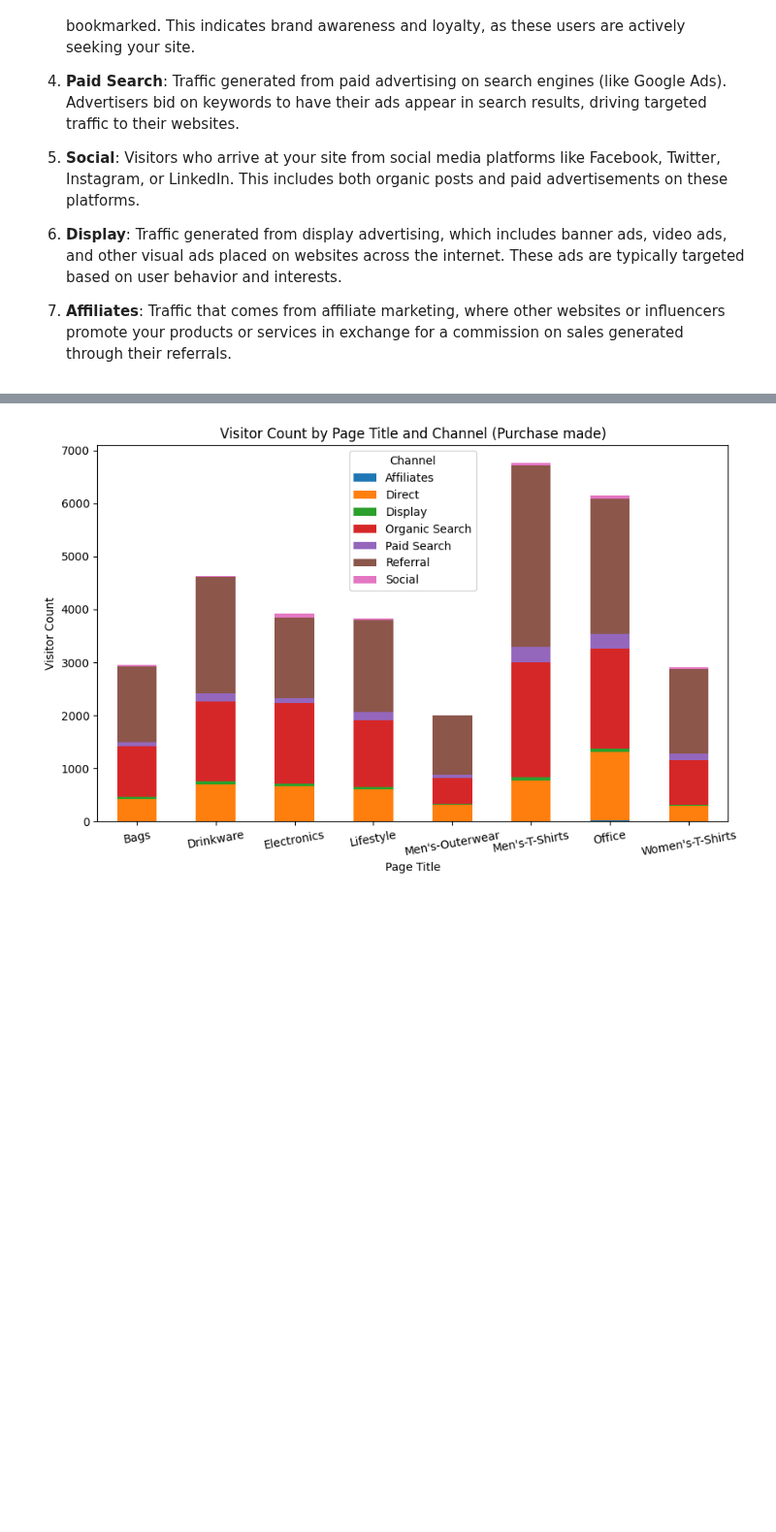
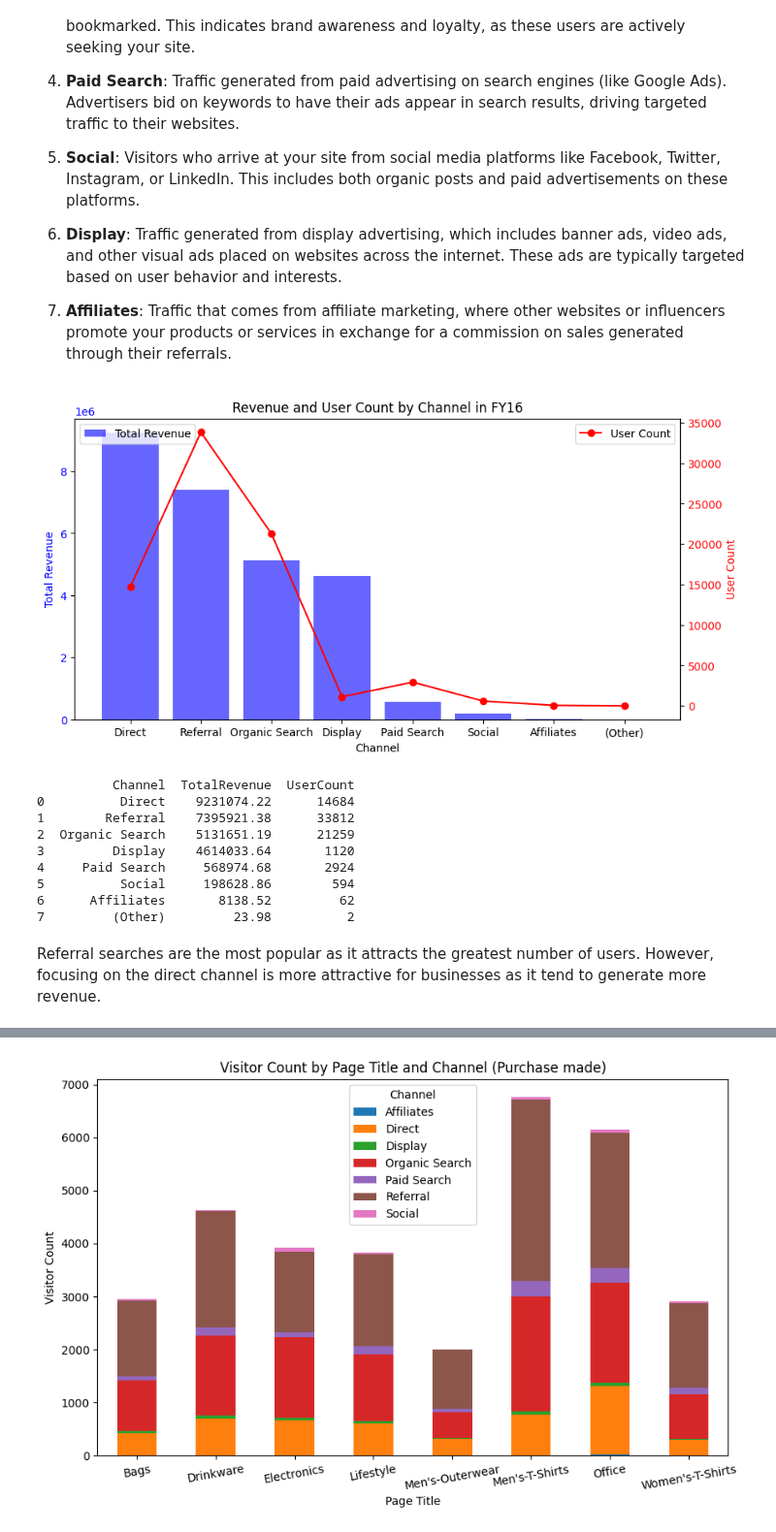
Before and after one commit to woobrandon/DSA3101-Potato-Wedges, a Jupyter notebook: SubgroupA/GoogleAnalyticsAnalysis.ipynb, the cells around one changed output, grey strips where cells are left out. Shown at 97% size. Cells and saved outputs as stored; diff of their text form; code cells hidden in the pictures; blank space fills up the shorter version.

```diff
--- a/SubgroupA/GoogleAnalyticsAnalysis.ipynb
+++ b/SubgroupA/GoogleAnalyticsAnalysis.ipynb
@@ -1588,6 +1581,60 @@ What are the most effective marketing channels and campaigns?
 6. **Display**: Traffic generated from display advertising, which includes banner ads, video ads, and other visual ads placed on websites across the internet. These ads are typically targeted based on user behavior and interests.
 
 7. **Affiliates**: Traffic that comes from affiliate marketing, where other websites or influencers promote your products or services in exchange for a commission on sales generated through their referrals.
+# %%
+query = f"""
+        SELECT
+            channelGrouping AS Channel,
+            SUM(totals.totalTransactionRevenue)/1e6 AS TotalRevenue,
+            COUNT(fullVisitorID) AS UserCount
+        FROM
+            `bigquery-public-data.google_analytics_sample.ga_sessions_*`,
+            UNNEST(hits) AS hits,
+            UNNEST(hits.product) AS product
+        WHERE
+            -- action_type = 6 is for the purchase action
+            hits.eCommerceAction.action_type = '6'
+        GROUP BY Channel
+        ORDER BY TotalRevenue DESC
+        LIMIT 20
+        """
+
+rows = client.query(query)
+
+result_df = rows.to_dataframe()
+
+fig, ax1 = plt.subplots(figsize=(10, 5))
+
+ax1.bar(result_df['Channel'], result_df['TotalRevenue'],
+        color='b', alpha=0.6, label='Total Revenue')
+ax1.set_xlabel('Channel')
+ax1.set_ylabel('Total Revenue', color='b')
+ax1.tick_params(axis='y', labelcolor='b')
+
+ax2 = ax1.twinx()
+ax2.plot(result_df['Channel'], result_df['UserCount'],
+         color='r', marker='o', label='User Count')
+ax2.set_ylabel('User Count', color='r')
+ax2.tick_params(axis='y', labelcolor='r')
+
+plt.title('Revenue and User Count by Channel in FY16')
+ax1.legend(loc='upper left')
+ax2.legend(loc='upper right')
+
+plt.show()
+# %% [output]
+[figure, added]
+          Channel  TotalRevenue  UserCount
+0          Direct    9231074.22      14684
+1        Referral    7395921.38      33812
+2  Organic Search    5131651.19      21259
+3         Display    4614033.64       1120
+4     Paid Search     568974.68       2924
+5          Social     198628.86        594
+6      Affiliates       8138.52         62
+7         (Other)         23.98          2
+# %% [markdown]
+Referral searches are the most popular as it attracts the greatest number of users. However, focusing on the direct channel is more attractive for businesses as it tend to generate more revenue.
 # %%
 # For each page title, find the number of customers and how they are searching their products and purchasing them
 query = f"""
```
Also changed, not shown: parts of 26 cells of this notebook.
